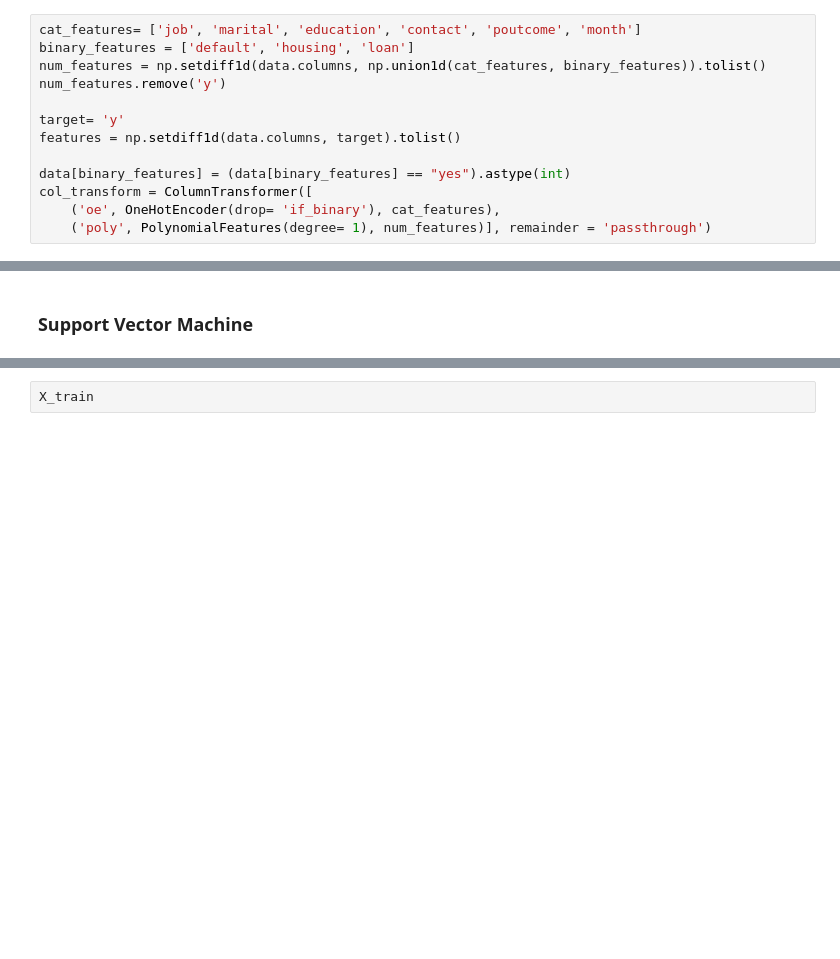
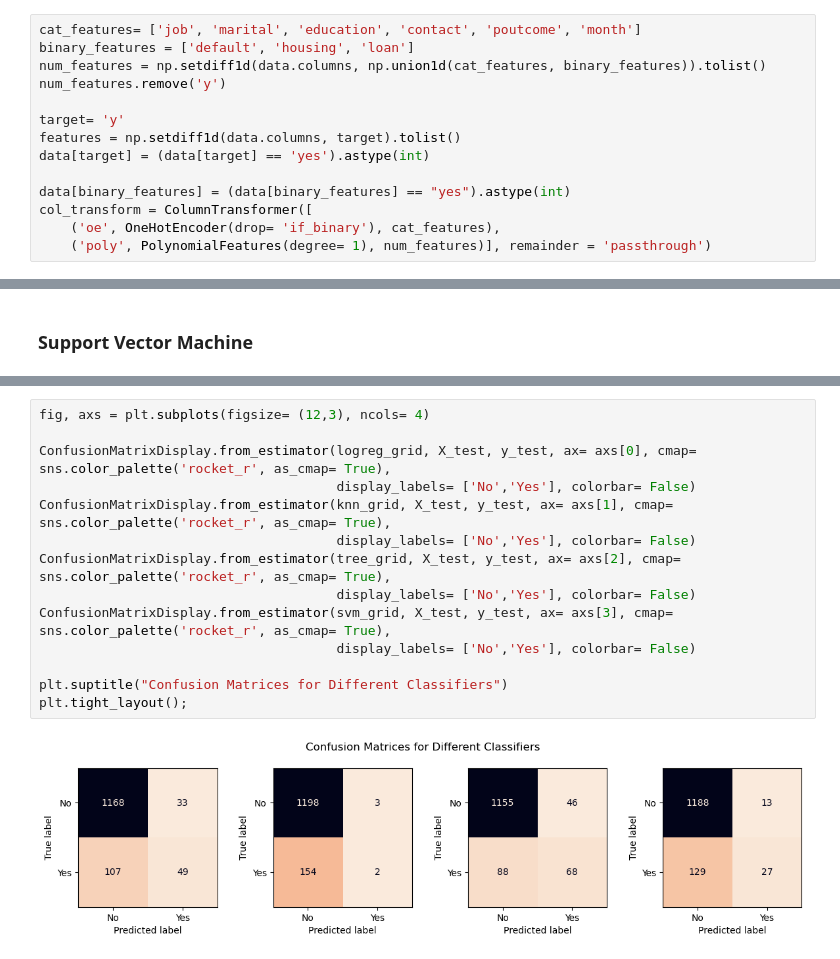
Before and after one commit to garimasc/bank_marketing, a Jupyter notebook: evaluate_classification.ipynb, the cells around one changed output, grey strips where cells are left out. Cells and saved outputs as stored; diff of their text form; blank space fills up the shorter version.

```diff
--- a/evaluate_classification.ipynb
+++ b/evaluate_classification.ipynb
@@ -52,6 +53,7 @@ num_features.remove('y')
 
 target= 'y'
 features = np.setdiff1d(data.columns, target).tolist()
+data[target] = (data[target] == 'yes').astype(int)
 
 data[binary_features] = (data[binary_features] == "yes").astype(int)
 col_transform = ColumnTransformer([
@@ -163,2 +171,16 @@ Text(0.5, 0.98, 'Compare ROC Curves for Different Classifiers')
-# %%
-X_train
+# %%
+fig, axs = plt.subplots(figsize= (12,3), ncols= 4)
+
+ConfusionMatrixDisplay.from_estimator(logreg_grid, X_test, y_test, ax= axs[0], cmap= sns.color_palette('rocket_r', as_cmap= True),
+                                      display_labels= ['No','Yes'], colorbar= False)
+ConfusionMatrixDisplay.from_estimator(knn_grid, X_test, y_test, ax= axs[1], cmap= sns.color_palette('rocket_r', as_cmap= True),
+                                      display_labels= ['No','Yes'], colorbar= False)
+ConfusionMatrixDisplay.from_estimator(tree_grid, X_test, y_test, ax= axs[2], cmap= sns.color_palette('rocket_r', as_cmap= True),
+                                      display_labels= ['No','Yes'], colorbar= False)
+ConfusionMatrixDisplay.from_estimator(svm_grid, X_test, y_test, ax= axs[3], cmap= sns.color_palette('rocket_r', as_cmap= True),
+                                      display_labels= ['No','Yes'], colorbar= False)
+
+plt.suptitle("Confusion Matrices for Different Classifiers")
+plt.tight_layout();
+# %% [output]
+[figure, added]
```
Also changed, not shown: parts of 6 cells of this notebook.
